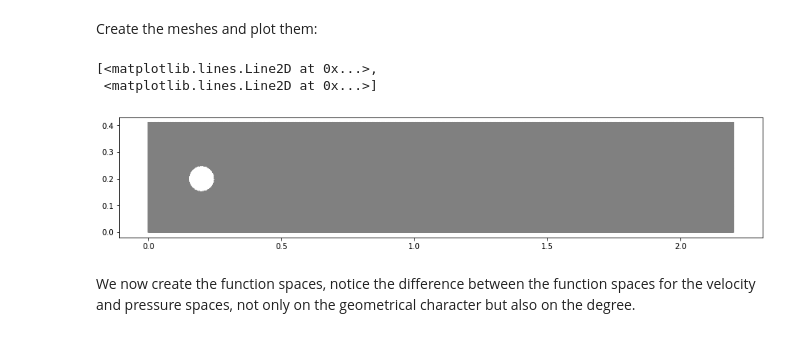
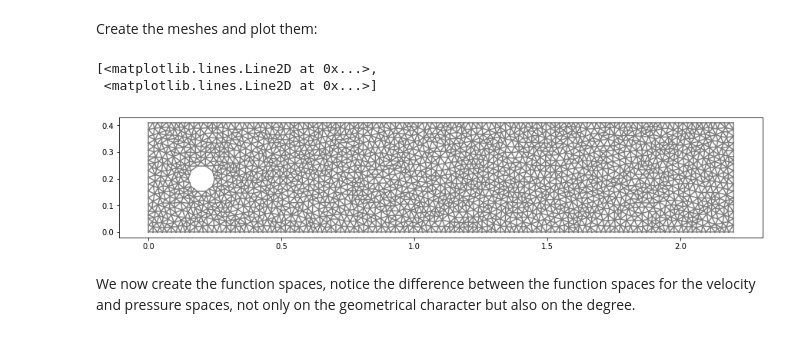
Before and after one commit to reula/Curso-Python, a Jupyter notebook: Fenics_tut/my_navier_stokes_cyl.ipynb, the cells around one changed output. Drawn from its saved outputs; the diff is of its cells as text; code cells hidden in the pictures.

```diff
--- a/Fenics_tut/my_navier_stokes_cyl.ipynb
+++ b/Fenics_tut/my_navier_stokes_cyl.ipynb
@@ -61,10 +61,12 @@ We set the evolution parameters:
 # %%
 #some cases:
 
-case0 = False # the chanel without obstacle
-case1 = False # this is more general than 2, but seems to be slow. This also gives incomming boundary condition for the pressure.
-case2 = True # this gives a velocity field for incomming condition.
-case3 = False # jet
+chann = False # the chanel without obstacle
+obst1 = True # this is more general than 2, but seems to be slow. This also gives incomming boundary condition for the pressure.
+obst2 = False # this gives a velocity field for incomming condition.
+jet = False # jet
+noslip = False # when false is a non-penetrating condition (works with obst1 because we need to mark boundaries)
+total_slip = True # non-penetrating also at cylinder. Only of obs1
 # %%
 # Set parameter values
 #dt = 0.005
@@ -93,41 +104,41 @@ Create the meshes and plot them:
 #mesh = Mesh("../lshape.xml.gz")
 # Create mesh
 
-if case0:
+if chann:
     length = 1.
     width = 1.
 
     channel = Rectangle(Point(0, 0), Point(length, width))
     domain = channel
 
-elif case3:
+elif jet:
     length = 2.
     width = 1.
 
     mesh = RectangleMesh(Point(0, 0), Point(length, width), 256, 256);
     #channel = Rectangle(Point(0, 0), Point(length, width))
     #domain = channel
 
 else:
     length = 2.2
     width = 0.41
     center_x = 0.2
     center_y = 0.2 #width / 2.
     radious = 0.05 #width / 4.
 
     channel = Rectangle(Point(0, 0), Point(length, width))
     cylinder = Circle(Point(center_x, center_y), radious)
     domain = channel - cylinder
 
 
-mesh = generate_mesh(domain, 256)
+mesh = generate_mesh(domain, 64)
 
 # Plot mesh
 plt.figure(figsize=(15,20))
 plot(mesh)
 # %% [output]
 [<matplotlib.lines.Line2D at 0x...>,
  <matplotlib.lines.Line2D at 0x...>]
-[figure, old version]
+[figure, new version]
 # %% [markdown]
 We now create the function spaces, notice the difference between the function spaces for the velocity and pressure spaces, not only on the geometrical character but also on the degree.
```
Also changed, not shown: parts of 22 cells of this notebook, 2 other files.
